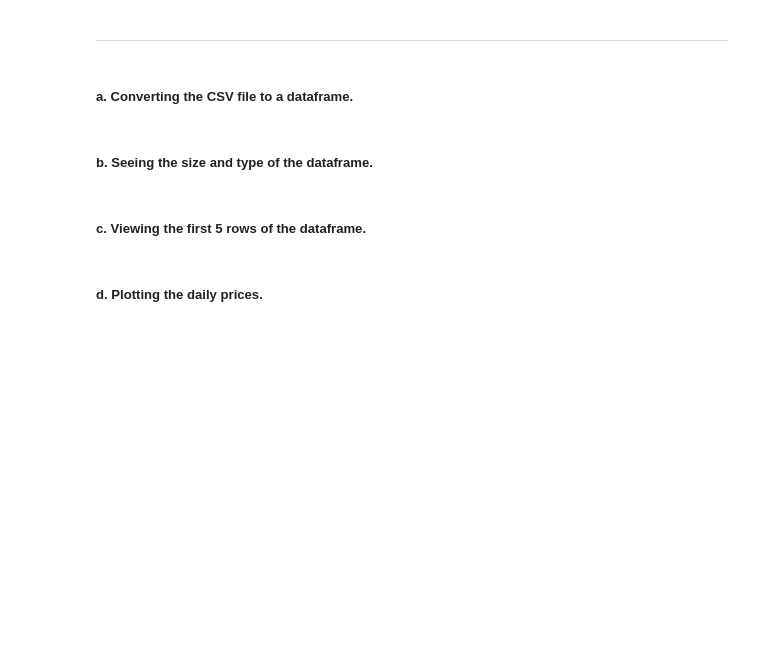
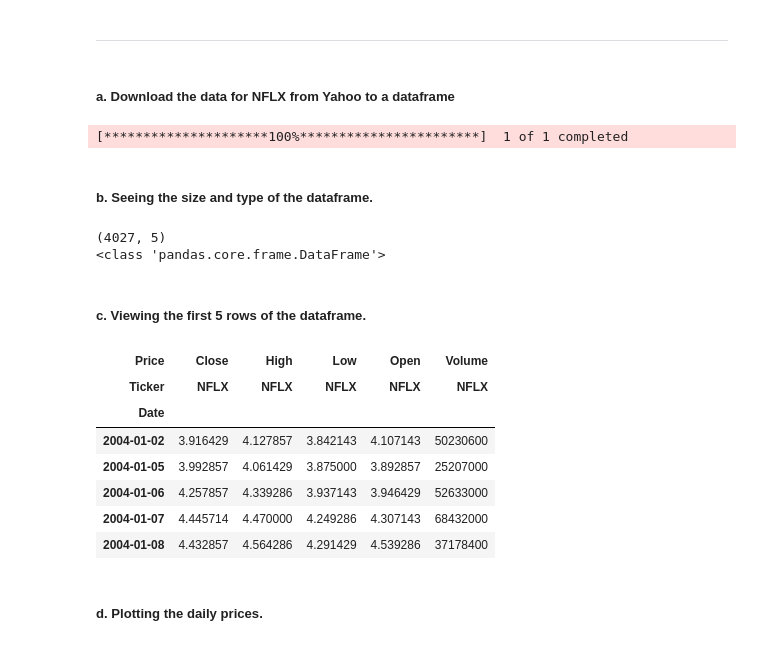
Before and after one commit to mcarbajal2/IFI8420-Assignments, a Jupyter notebook: Assignment 1/Assignment1.ipynb, the cells around one changed output. Drawn from its saved outputs; the diff is of its cells as text; code cells hidden in the pictures; blank space fills up the shorter version.

```diff
--- a/Assignment 1/Assignment1.ipynb
+++ b/Assignment 1/Assignment1.ipynb
@@ -15,10 +22,31 @@
 # %% [markdown]
 <hr>
 # %% [markdown]
-##### a. Converting the CSV file to a dataframe.
+##### a. Download the data for NFLX from Yahoo to a dataframe
+# %%
+netflix_df = yf.download('NFLX').loc["2004-01-02":"2019-12-31"]
+# %% [output]
+[*********************100%***********************]  1 of 1 completed
 # %% [markdown]
 ##### b. Seeing the size and type of the dataframe.
+# %%
+print(netflix_df.shape)
+print(type(netflix_df))
+# %% [output]
+(4027, 5)
+<class 'pandas.core.frame.DataFrame'>
 # %% [markdown]
 ##### c. Viewing the first 5 rows of the dataframe.
+# %%
+netflix_df.head(5)
+# %% [output]
+| Price | Close | High | Low | Open | Volume |
+| Ticker | NFLX | NFLX | NFLX | NFLX | NFLX |
+| Date |  |  |  |  |  |
+| 2004-01-02 | 3.916429 | 4.127857 | 3.842143 | 4.107143 | 50230600 |
+| 2004-01-05 | 3.992857 | 4.061429 | 3.875000 | 3.892857 | 25207000 |
+| 2004-01-06 | 4.257857 | 4.339286 | 3.937143 | 3.946429 | 52633000 |
+| 2004-01-07 | 4.445714 | 4.470000 | 4.249286 | 4.307143 | 68432000 |
+| 2004-01-08 | 4.432857 | 4.564286 | 4.291429 | 4.539286 | 37178400 |
 # %% [markdown]
 ##### d. Plotting the daily prices.
```
Also changed, not shown: parts of 8 cells of this notebook.
